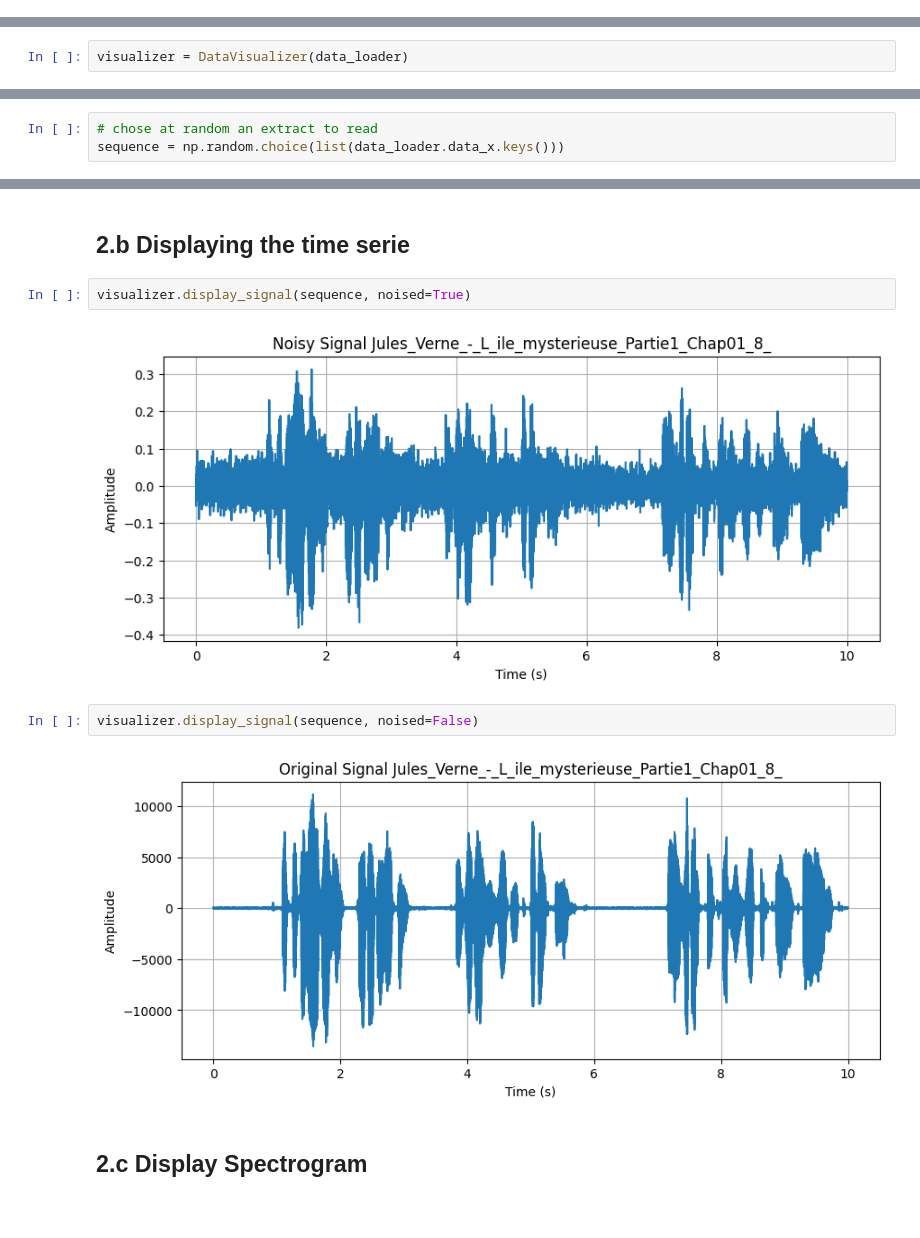
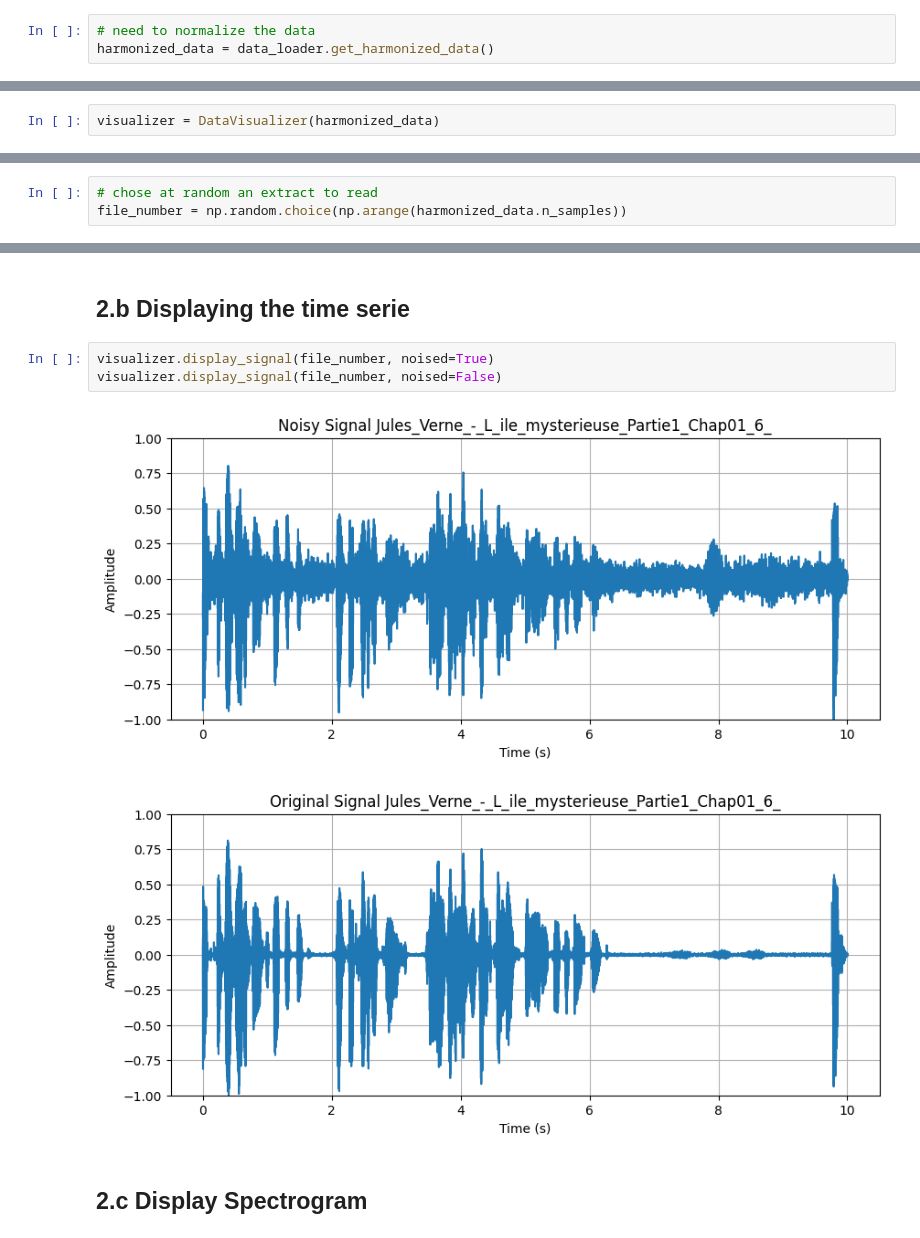
Before and after one commit to jules-chapon/dlsp-denoising, a Jupyter notebook: analysis/notebooks/visualization.ipynb, the cells around one changed output, grey strips where cells are left out. Saved outputs shown, nothing was run; the diff lists cells and outputs as text; blank space fills up the shorter version.

Commit message:
[CHANGE] corentin's normalization into harmonized dataclass

```diff
--- a/analysis/notebooks/visualization.ipynb
+++ b/analysis/notebooks/visualization.ipynb
@@ -37,12 +33,15 @@ Import summary:
 - Correspondance between both data sets: True.
+# %%
+# need to normalize the data
+harmonized_data = data_loader.get_harmonized_data()
 # %% [markdown]
 # 2.Visualization
 # %%
-visualizer = DataVisualizer(data_loader)
+visualizer = DataVisualizer(harmonized_data)
 # %% [markdown]
 ## 2.a Playing some sounds
 # %%
 # chose at random an extract to read
-sequence = np.random.choice(list(data_loader.data_x.keys()))
+file_number = np.random.choice(np.arange(harmonized_data.n_samples))
 # %%
 # listen to the extract without noise
@@ -150,12 +55,10 @@ for i in range(len(voice_origin_data)):
 # %% [markdown]
 ## 2.b Displaying the time serie
 # %%
-visualizer.display_signal(sequence, noised=True)
+visualizer.display_signal(file_number, noised=True)
+visualizer.display_signal(file_number, noised=False)
 # %% [output]
-[figure, old version]
+[figure, new version]
+[figure, added]
-# %%
-visualizer.display_signal(sequence, noised=False)
-# %% [output]
-[figure, removed]
 # %% [markdown]
 ## 2.c Display Spectrogram
```
Also changed, not shown: parts of 12 cells of this notebook, 2 other files.
